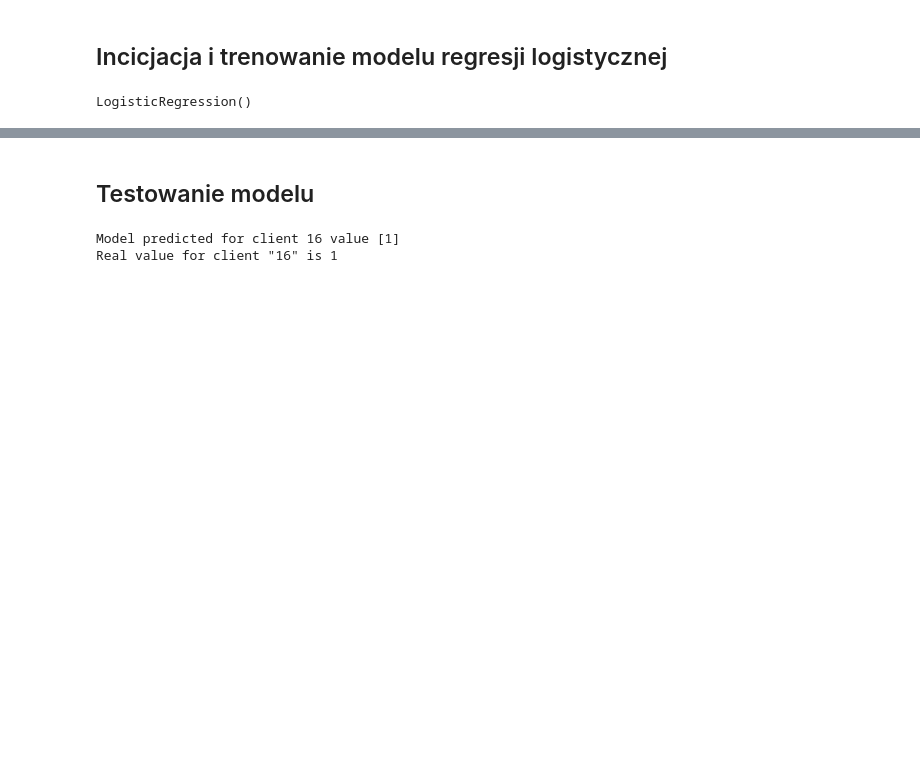
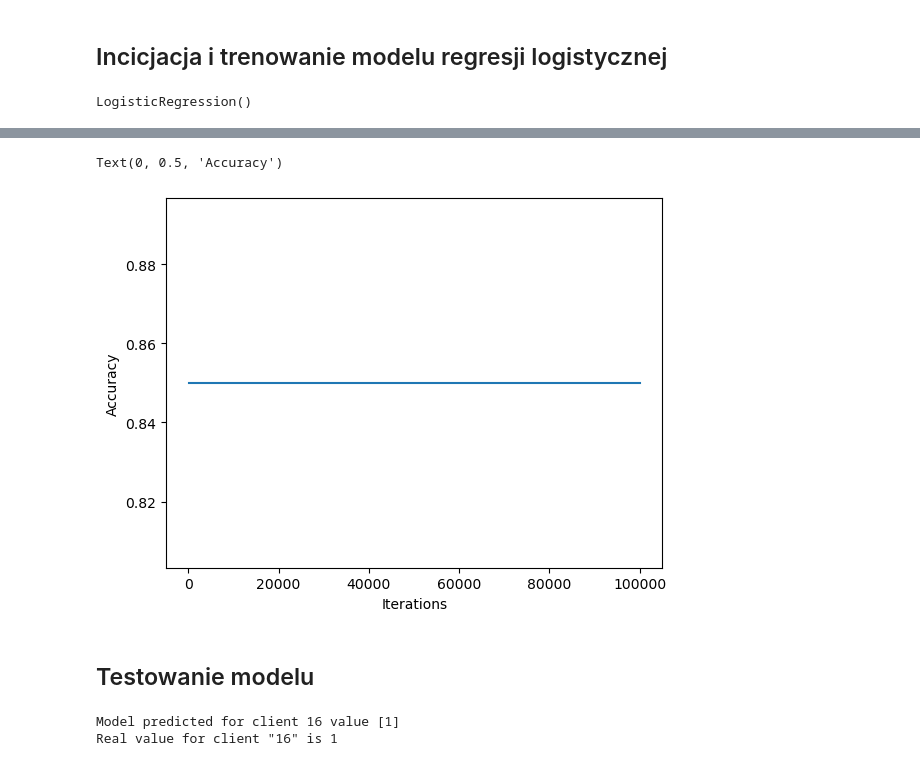
Before and after one commit to ImperTator644/kwd, a Jupyter notebook: projekt/kaczynski_blicharz.ipynb, the cells around one changed output, grey strips where cells are left out. Cells and saved outputs as stored; diff of their text form; code cells hidden in the pictures; blank space fills up the shorter version.

```diff
--- a/projekt/kaczynski_blicharz.ipynb
+++ b/projekt/kaczynski_blicharz.ipynb
@@ -164,3 +186,10 @@ LogisticRegression()
+# %%
+plt.plot(iters, acc_scores)
+plt.xlabel("Iterations")
+plt.ylabel("Accuracy")
+# %% [output]
+Text(0, 0.5, 'Accuracy')
+[figure, added]
 # %% [markdown]
 ## Testowanie modelu
 # %%
```
Also changed, not shown: parts of 5 cells of this notebook.
